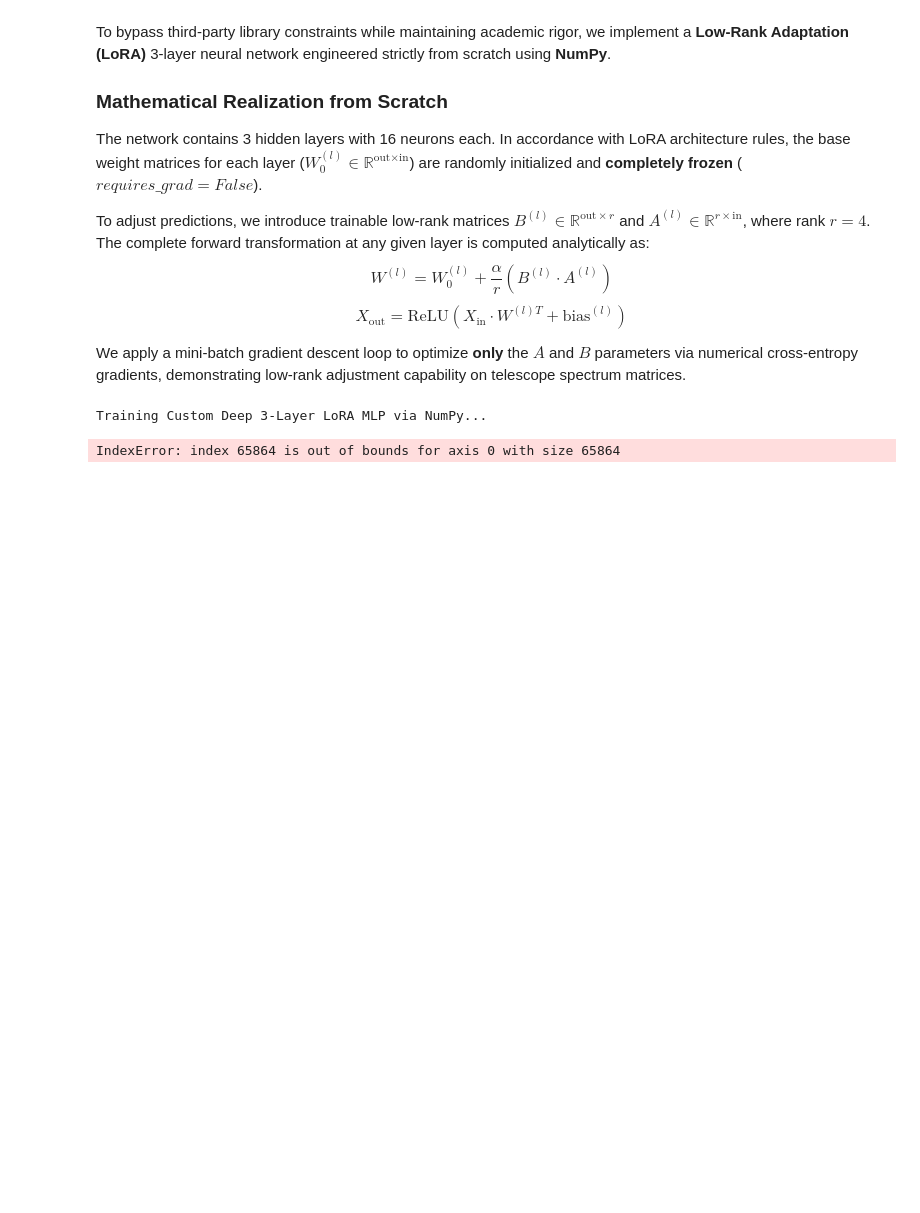
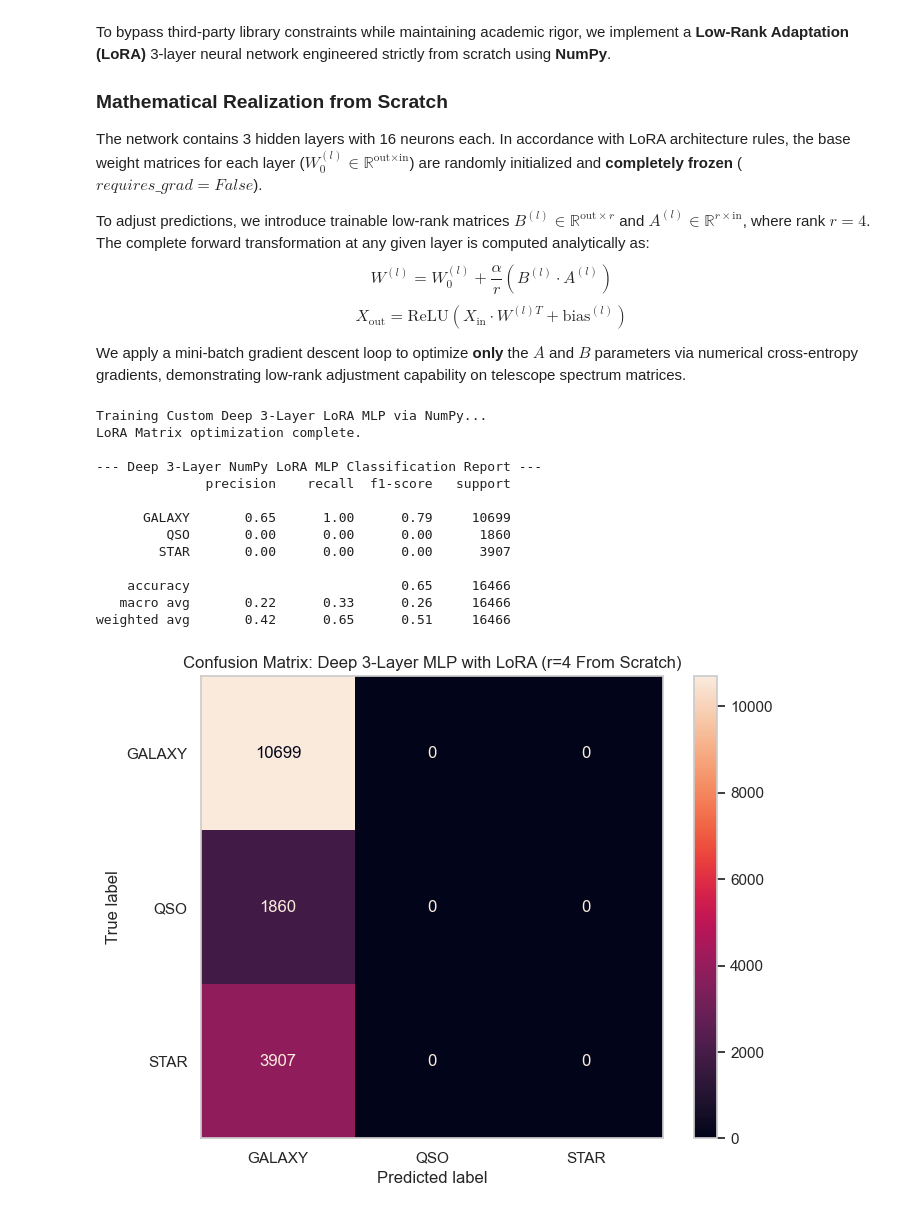
Before and after one commit to DimovDimo/SDSS17-ML-Research, a Jupyter notebook: SDSS17-ML-Research.ipynb, the cells around one changed output. Saved outputs shown, nothing was run; the diff lists cells and outputs as text; code cells hidden in the pictures; blank space fills up the shorter version.

Commit message:
feat: integrate confusion matrix plot for custom numpy lora mlp

```diff
--- a/SDSS17-ML-Research.ipynb
+++ b/SDSS17-ML-Research.ipynb
@@ -1820,7 +1820,7 @@ class NumPyDeepLoRAMLP:
     def train_step(self, X, y, lr=0.01):
         # 1. Forward Pass
         probs = self.forward(X)
-        n_samples = X.shape
+        n_samples = X.shape[0]
 
         # 2. Compute Softmax Cross-Entropy Gradients at Output
         d_logits = probs.copy()
@@ -1857,34 +1857,55 @@ class NumPyDeepLoRAMLP:
         self.b_out -= lr * self.grad_b_out
 
         for layer in [self.layer1, self.layer2, self.layer3]:
             layer.lora_A -= lr * layer.grad_A
             layer.lora_B -= lr * layer.grad_B
             layer.bias -= lr * layer.grad_bias
 
 # 1. Initialize the NumPy LoRA model
 lora_mlp = NumPyDeepLoRAMLP(input_dim=15, hidden_dim=16, output_dim=3, rank=4)
 
 # 2. Run Mini-batch Optimization loop over 5 epochs
 print("Training Custom Deep 3-Layer LoRA MLP via NumPy...")
 batch_size = 256
 for epoch in range(5):
-    permutation = np.random.permutation(X_train_scaled.shape)
+    permutation = np.random.permutation(X_train_scaled.shape[0])
     X_shuffled = X_train_scaled[permutation]
     y_shuffled = y_train[permutation]
 
-    for i in range(0, X_train_scaled.shape, batch_size):
+    for i in range(0, X_train_scaled.shape[0], batch_size):
         batch_X = X_shuffled[i:i+batch_size]
         batch_y = y_shuffled[i:i+batch_size]
         lora_mlp.train_step(batch_X, batch_y, lr=0.02)
 print("LoRA Matrix optimization complete.")
 
 # 3. Predict over test set
 test_probs = lora_mlp.forward(X_test_scaled)
 y_pred_lora = np.argmax(test_probs, axis=1)
 
-# 4. Results Presentation Matrix - Added zero_division=0 to hide warnings cleanly
+# 4. Results Presentation Matrix - Suppressing warnings cleanly
 print("\n--- Deep 3-Layer NumPy LoRA MLP Classification Report ---")
 print(classification_report(y_test, y_pred_lora, target_names=['GALAXY', 'QSO', 'STAR'], zero_division=0))
+
+# 5. Compute and Plot the Confusion Matrix Graph for LoRA
+cm_lora = confusion_matrix(y_test, y_pred_lora)
+plt.figure(figsize=(8, 6))
+disp = ConfusionMatrixDisplay(confusion_matrix=cm_lora, display_labels=['GALAXY', 'QSO', 'STAR'])
+disp.plot(cmap='rocket', ax=plt.gca(), values_format='d')
+plt.title("Confusion Matrix: Deep 3-Layer MLP with LoRA (r=4 From Scratch)")
+plt.grid(False)
+plt.show()
 # %% [output]
 Training Custom Deep 3-Layer LoRA MLP via NumPy...
+LoRA Matrix optimization complete.
+
+--- Deep 3-Layer NumPy LoRA MLP Classification Report ---
+              precision    recall  f1-score   support
+
+      GALAXY       0.65      1.00      0.79     10699
+         QSO       0.00      0.00      0.00      1860
+        STAR       0.00      0.00      0.00      3907
+
+    accuracy                           0.65     16466
+   macro avg       0.22      0.33      0.26     16466
+weighted avg       0.42      0.65      0.51     16466
-IndexError: index 65864 is out of bounds for axis 0 with size 65864
+[figure, added]
```
